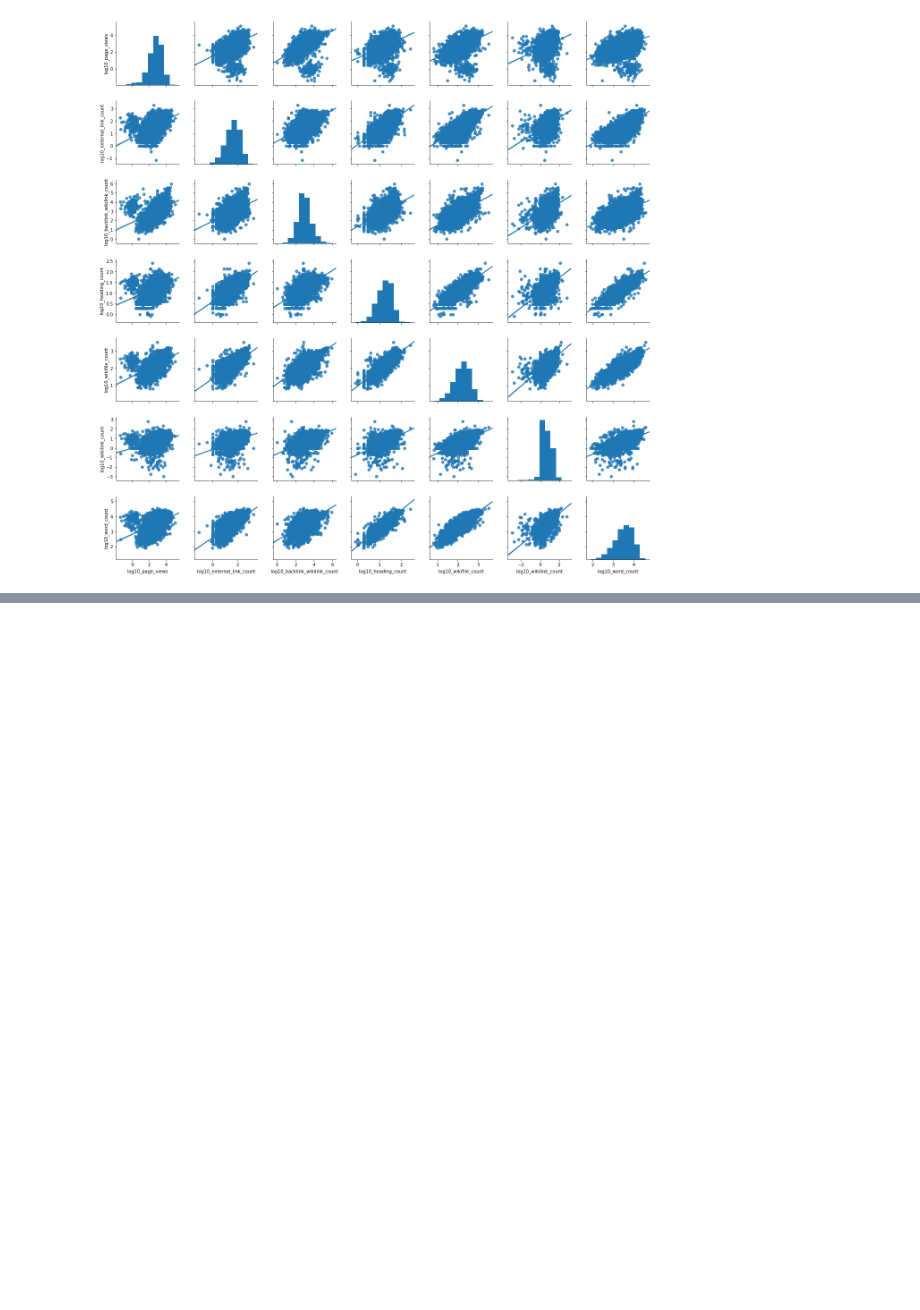
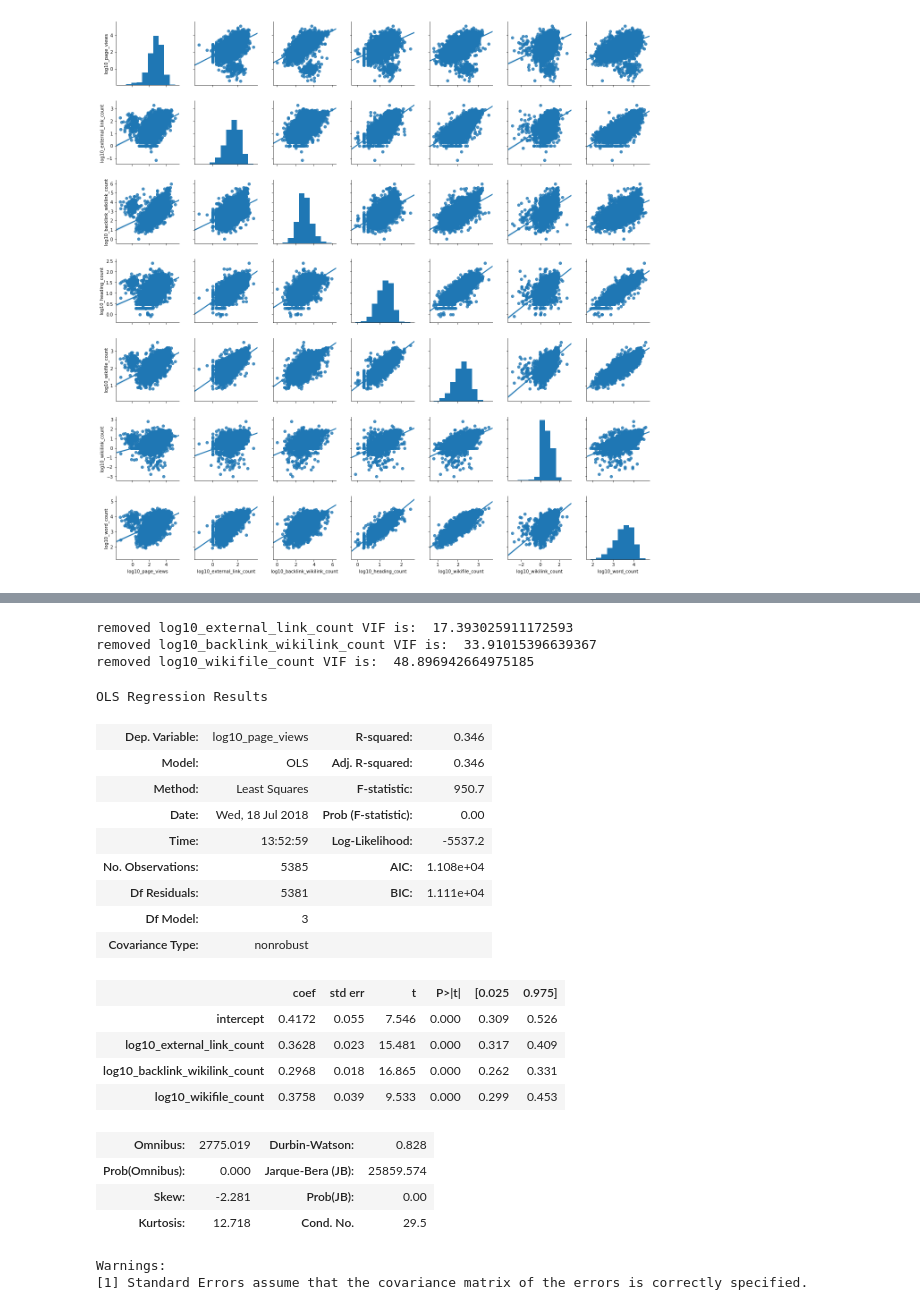
Before and after one commit to wmvoje/wiki_stub_expansion, a Jupyter notebook: data_analysis/Regression_What correlates to pageviews.ipynb, the cells around one changed output, grey strips where cells are left out. Drawn from its saved outputs; the diff is of its cells as text; code cells hidden in the pictures; blank space fills up the shorter version.

```diff
--- a/data_analysis/Regression_What correlates to pageviews.ipynb
+++ b/data_analysis/Regression_What correlates to pageviews.ipynb
@@ -556,0 +478,38 @@ prediction = reg.predict(test_data[['log10_word_count', 'wikifile_count', 'wikil
+# %%
+important_variables = ['log10_external_link_count', 'log10_backlink_wikilink_count',
+                       'log10_wikifile_count']
+
+for index, name in enumerate(important_variables):
+    print('removed ' + name + ' VIF is: ',variance_inflation_factor(resampled_data[important_variables].values, index))
+# %% [output]
+removed log10_external_link_count VIF is:  17.393025911172593
+removed log10_backlink_wikilink_count VIF is:  33.91015396639367
+removed log10_wikifile_count VIF is:  48.896942664975185
+# %%
+X_columns = ['log10_external_link_count', 'log10_backlink_wikilink_count',
+            'log10_wikifile_count']
+y_column  = 'log10_page_views'
+
+ols_summary(resampled_data, X_columns, y_column)
+# %% [output]
+OLS Regression Results
+| Dep. Variable: | log10_page_views | R-squared: | 0.346 |
+| Model: | OLS | Adj. R-squared: | 0.346 |
+| Method: | Least Squares | F-statistic: | 950.7 |
+| Date: | Wed, 18 Jul 2018 | Prob (F-statistic): | 0.00 |
+| Time: | 13:52:59 | Log-Likelihood: | -5537.2 |
+| No. Observations: | 5385 | AIC: | 1.108e+04 |
+| Df Residuals: | 5381 | BIC: | 1.111e+04 |
+| Df Model: | 3 |  |  |
+| Covariance Type: | nonrobust |  |  |
+|  | coef | std err | t | P>|t| | [0.025 | 0.975] |
+| intercept | 0.4172 | 0.055 | 7.546 | 0.000 | 0.309 | 0.526 |
+| log10_external_link_count | 0.3628 | 0.023 | 15.481 | 0.000 | 0.317 | 0.409 |
+| log10_backlink_wikilink_count | 0.2968 | 0.018 | 16.865 | 0.000 | 0.262 | 0.331 |
+| log10_wikifile_count | 0.3758 | 0.039 | 9.533 | 0.000 | 0.299 | 0.453 |
+| Omnibus: | 2775.019 | Durbin-Watson: | 0.828 |
+| Prob(Omnibus): | 0.000 | Jarque-Bera (JB): | 25859.574 |
+| Skew: | -2.281 | Prob(JB): | 0.00 |
+| Kurtosis: | 12.718 | Cond. No. | 29.5 |
+Warnings:
+[1] Standard Errors assume that the covariance matrix of the errors is correctly specified.
```
Also changed, not shown: parts of 31 cells of this notebook, 1 other file.
